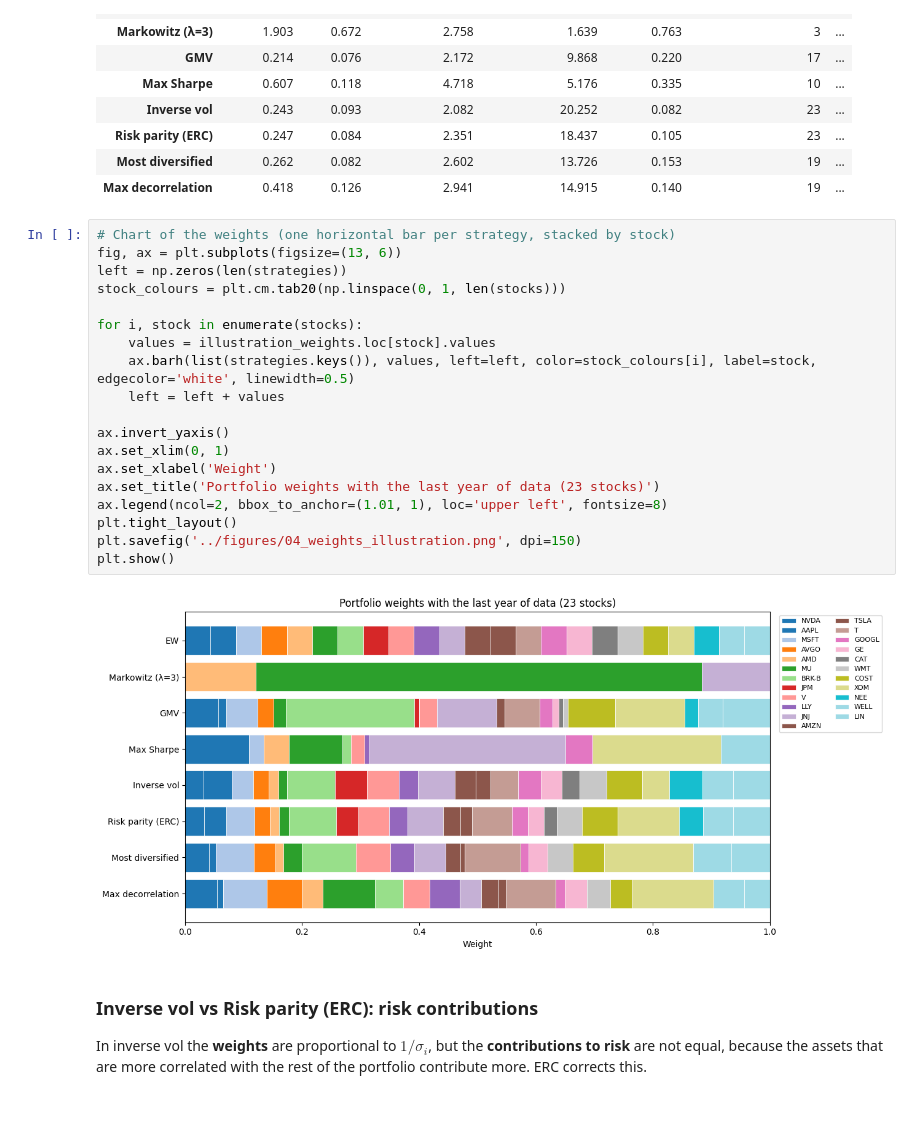
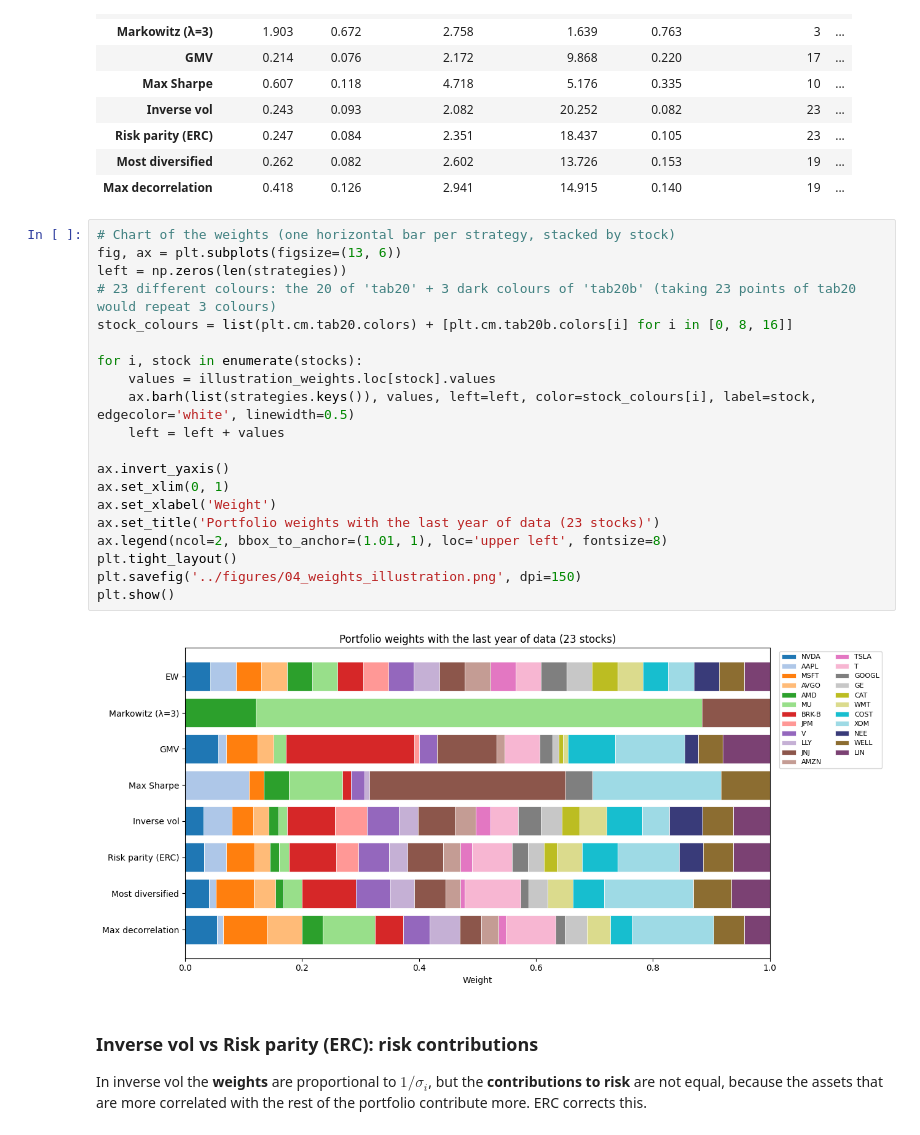
Before and after one commit to Troniospt/Projecto_Asset, a Jupyter notebook: notebooks/04_strategies_backtest.ipynb, the cells around one changed output. Saved outputs shown, nothing was run; the diff lists cells and outputs as text.

```diff
--- a/notebooks/04_strategies_backtest.ipynb
+++ b/notebooks/04_strategies_backtest.ipynb
@@ -529,24 +529,25 @@ display(characteristics.round(3))
 # %%
 # Chart of the weights (one horizontal bar per strategy, stacked by stock)
 fig, ax = plt.subplots(figsize=(13, 6))
 left = np.zeros(len(strategies))
-stock_colours = plt.cm.tab20(np.linspace(0, 1, len(stocks)))
+# 23 different colours: the 20 of 'tab20' + 3 dark colours of 'tab20b' (taking 23 points of tab20 would repeat 3 colours)
+stock_colours = list(plt.cm.tab20.colors) + [plt.cm.tab20b.colors[i] for i in [0, 8, 16]]
 
 for i, stock in enumerate(stocks):
     values = illustration_weights.loc[stock].values
     ax.barh(list(strategies.keys()), values, left=left, color=stock_colours[i], label=stock, edgecolor='white', linewidth=0.5)
     left = left + values
 
 ax.invert_yaxis()
 ax.set_xlim(0, 1)
 ax.set_xlabel('Weight')
 ax.set_title('Portfolio weights with the last year of data (23 stocks)')
 ax.legend(ncol=2, bbox_to_anchor=(1.01, 1), loc='upper left', fontsize=8)
 plt.tight_layout()
 plt.savefig('../figures/04_weights_illustration.png', dpi=150)
 plt.show()
 # %% [output]
-[figure, old version]
+[figure, new version]
 # %% [markdown]
 ### Inverse vol vs Risk parity (ERC): risk contributions
 
```
Also changed, not shown: parts of 1 cell of this notebook, 34 other files.
